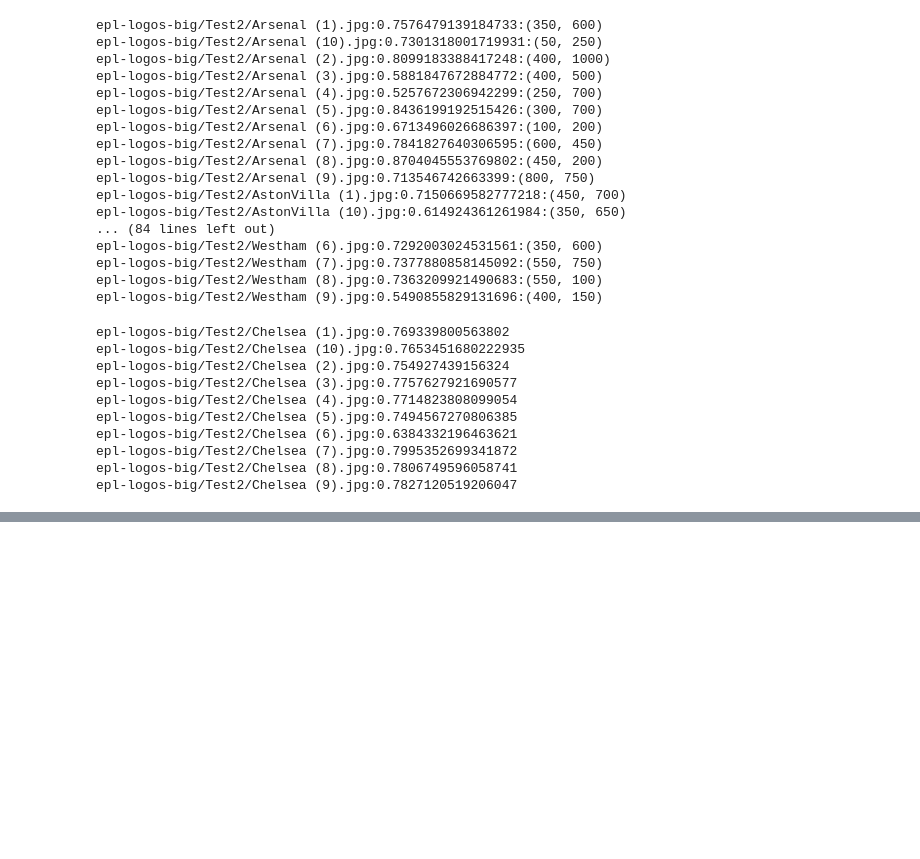
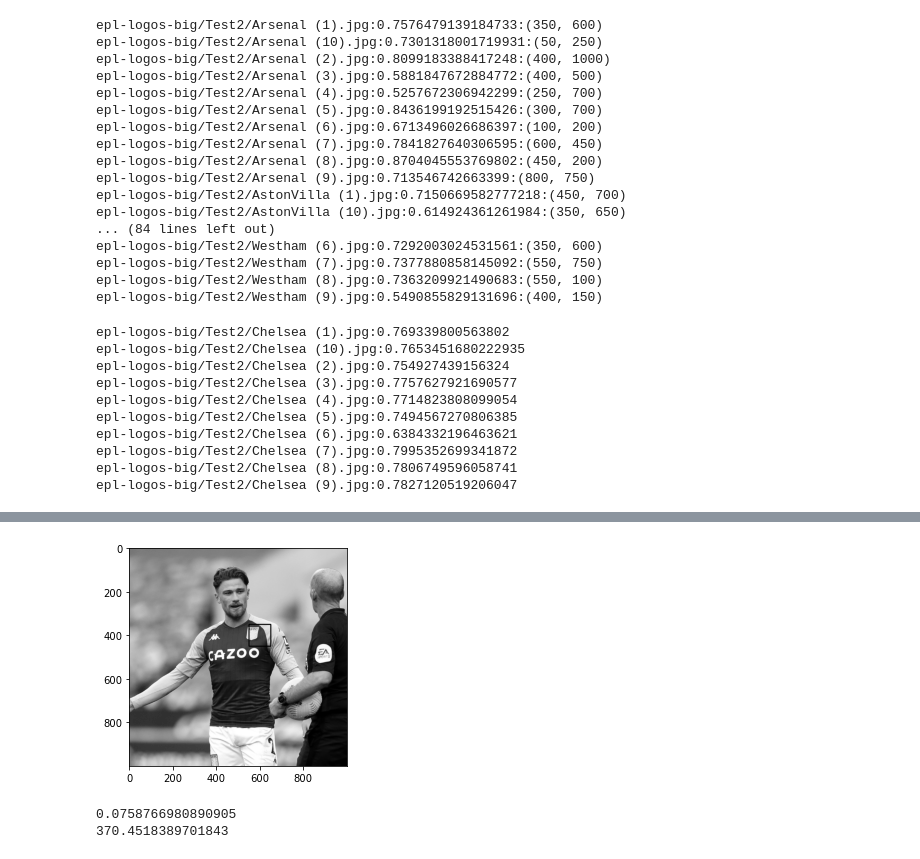
Before and after one commit to nenadicu/Soft, a Jupyter notebook: SOFT.ipynb, the cells around one changed output, grey strips where cells are left out. Saved outputs shown, nothing was run; the diff lists cells and outputs as text; code cells hidden in the pictures; blank space fills up the shorter version.

```diff
--- a/SOFT.ipynb
+++ b/SOFT.ipynb
@@ -223,11 +223,11 @@ print("Validation accuracy: ", accuracy_score(y_test, y_test_pred))
 Train accuracy:  0.99925
 Validation accuracy:  0.9865
 # %%
-itest = load_image('epl-logos-big/Test/Chelsea (6).jpg')
-itest2 = load_image('epl-logos-big/Test/Westham (4).jpg')
-itest3 = load_image('epl-logos-big/Test/ManchesterUnited (6).jpg')
-itest4 = load_image('epl-logos-big/Test/Leeds (1).jpg')
-itest5 = load_image('epl-logos-big/Test/AstonVilla (7).jpg')
+itest = load_image('epl-logos-big/Test2/Chelsea (6).jpg')
+itest2 = load_image('epl-logos-big/Test2/Westham (4).jpg')
+itest3 = load_image('epl-logos-big/Test2/ManchesterUnited (6).jpg')
+itest4 = load_image('epl-logos-big/Test2/Leeds (1).jpg')
+itest5 = load_image('epl-logos-big/Test2/AstonVilla (7).jpg')
 # %%
 def classify_window(window):
     features = hog.compute(window).reshape(1, -1)
@@ -345,3 +340,8 @@ display_image(itest5)
+# %%
+cv2.rectangle(itest5,(550,350),(650,450),(0,0,255),3)
+display_image(itest5)
+# %% [output]
+[figure, added]
 # %%
 #racunanje ukupnog procenta i vreme izvrsavanja
 sum = 0
@@ -352,3 +352,6 @@ for avg in img_scores:
 print(avg_score)
 end = time.time()
 print(end - start)
+# %% [output]
+0.0758766980890905
+370.4518389701843
```
Also changed, not shown: parts of 11 cells of this notebook.
